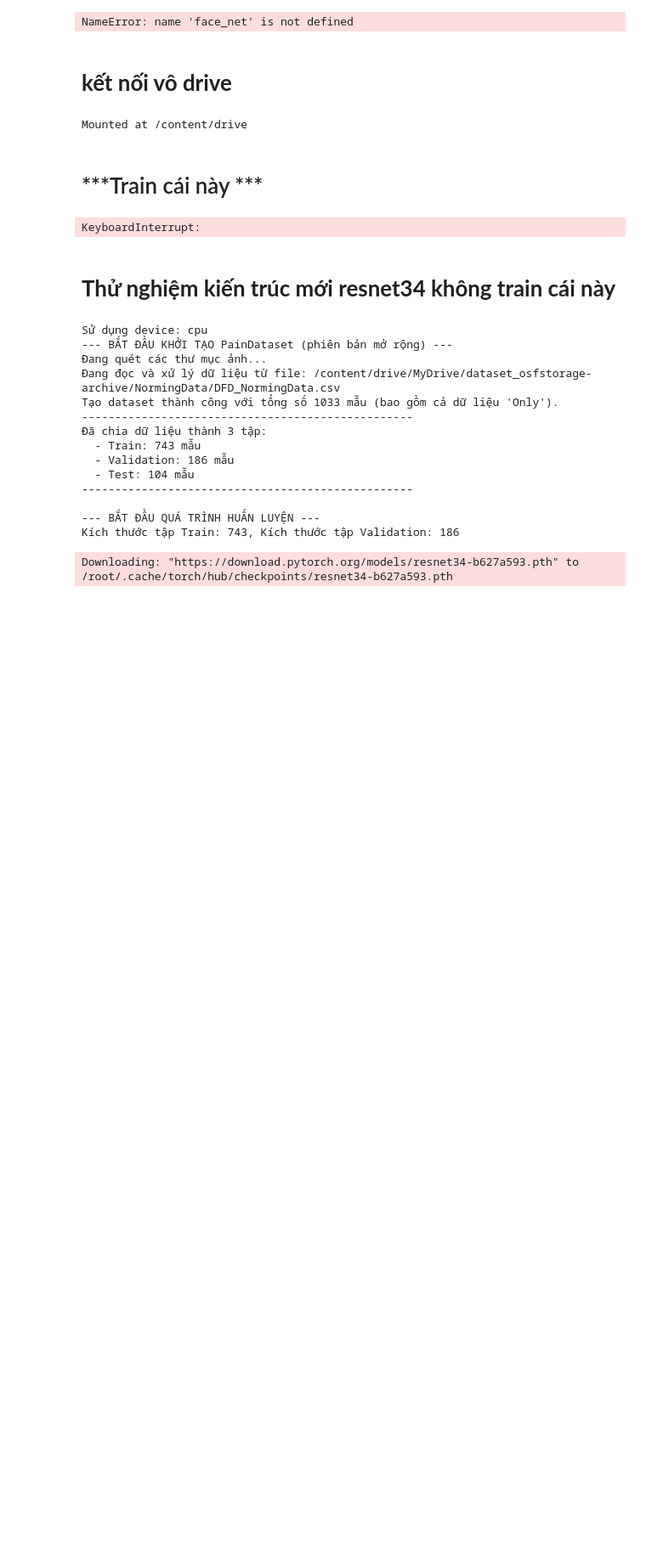
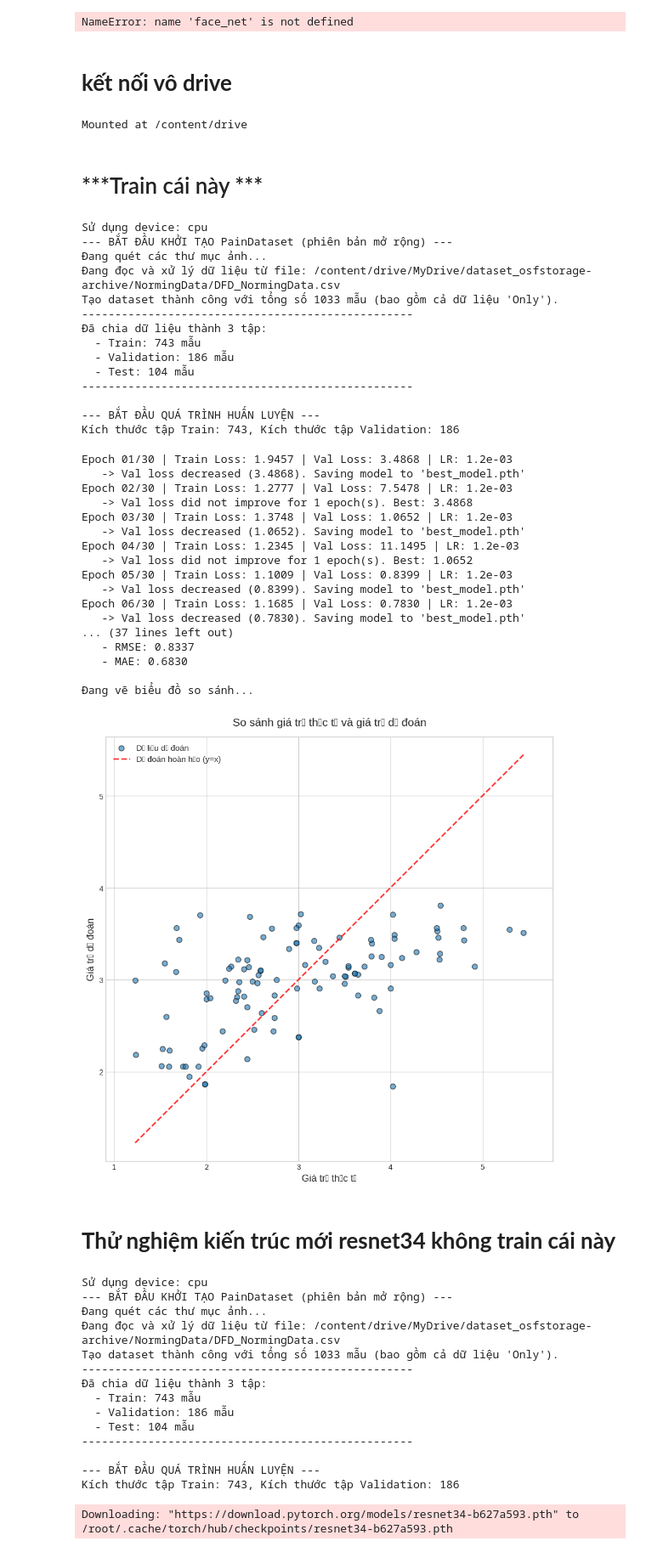
Before and after one commit to yuukun123/Python, a Jupyter notebook: Copy_of_Untitled0.ipynb, the cells around one changed output. Shown at 85% size. Drawn from its saved outputs; the diff is of its cells as text; code cells hidden in the pictures; blank space fills up the shorter version.

```diff
--- a/Copy_of_Untitled0.ipynb
+++ b/Copy_of_Untitled0.ipynb
@@ -2307,7 +2307,7 @@ LABELS_PATH = "/content/drive/MyDrive/dataset_osfstorage-archive/NormingData/DFD
 BATCH_SIZE = 16
 IMG_SIZE = 224
 LEARNING_RATE = 1.2e-3
-WEIGHT_DECAY = 1.2e-3
+WEIGHT_DECAY = 1.2e-4
 EPOCHS = 30
 
 # === 3. TIỀN XỬ LÝ ẢNH ===
@@ -2614,34 +2614,65 @@ if __name__ == '__main__':
     )
 
     if len(full_dataset) > 0:
         # --- Bước 2: Chia thành 3 tập Train, Validation, Test ---
         # Tỷ lệ: 80% Train, 10% Validation, 10% Test
         train_val_size = int(0.9 * len(full_dataset))
         test_size = len(full_dataset) - train_val_size
 
         train_val_dataset, test_dataset = torch.utils.data.random_split(full_dataset, [train_val_size, test_size])
 
         train_size = int(0.8 * len(train_val_dataset)) # 80% của 90%
         val_size = len(train_val_dataset) - train_size # 20% của 90%
 
         train_dataset, val_dataset = torch.utils.data.random_split(train_val_dataset, [train_size, val_size])
 
         print("-" * 50)
         print(f"Đã chia dữ liệu thành 3 tập:")
         print(f"  - Train: {len(train_dataset)} mẫu")
         print(f"  - Validation: {len(val_dataset)} mẫu")
         print(f"  - Test: {len(test_dataset)} mẫu")
         print("-" * 50)
 
         # --- Bước 3: Huấn luyện mô hình ---
         train_model(train_dataset, val_dataset)
 
         # --- Bước 4: Đánh giá mô hình trên tập Test chưa từng thấy ---
         evaluate_model(test_dataset)
     else:
         print("LỖI: Dataset rỗng. Kết thúc chương trình.")
 # %% [output]
-KeyboardInterrupt:
+Sử dụng device: cpu
+--- BẮT ĐẦU KHỞI TẠO PainDataset (phiên bản mở rộng) ---
+Đang quét các thư mục ảnh...
+Đang đọc và xử lý dữ liệu từ file: /content/drive/MyDrive/dataset_osfstorage-archive/NormingData/DFD_NormingData.csv
+Tạo dataset thành công với tổng số 1033 mẫu (bao gồm cả dữ liệu 'Only').
+--------------------------------------------------
+Đã chia dữ liệu thành 3 tập:
+  - Train: 743 mẫu
+  - Validation: 186 mẫu
+  - Test: 104 mẫu
+--------------------------------------------------
+
+--- BẮT ĐẦU QUÁ TRÌNH HUẤN LUYỆN ---
+Kích thước tập Train: 743, Kích thước tập Validation: 186
+Epoch 01/30 | Train Loss: 1.9457 | Val Loss: 3.4868 | LR: 1.2e-03
+   -> Val loss decreased (3.4868). Saving model to 'best_model.pth'
+Epoch 02/30 | Train Loss: 1.2777 | Val Loss: 7.5478 | LR: 1.2e-03
+   -> Val loss did not improve for 1 epoch(s). Best: 3.4868
+Epoch 03/30 | Train Loss: 1.3748 | Val Loss: 1.0652 | LR: 1.2e-03
+   -> Val loss decreased (1.0652). Saving model to 'best_model.pth'
+Epoch 04/30 | Train Loss: 1.2345 | Val Loss: 11.1495 | LR: 1.2e-03
+   -> Val loss did not improve for 1 epoch(s). Best: 1.0652
+Epoch 05/30 | Train Loss: 1.1009 | Val Loss: 0.8399 | LR: 1.2e-03
+   -> Val loss decreased (0.8399). Saving model to 'best_model.pth'
+Epoch 06/30 | Train Loss: 1.1685 | Val Loss: 0.7830 | LR: 1.2e-03
+   -> Val loss decreased (0.7830). Saving model to 'best_model.pth'
+... (37 lines left out)
+   - RMSE: 0.8337
+   - MAE: 0.6830
+
+Đang vẽ biểu đồ so sánh...
+[figure, added]
 # %% [markdown]
 # **Thử nghiệm kiến trúc mới resnet34 không train cái này**
 # %%
```
Also changed, not shown: parts of 1 cell of this notebook.
